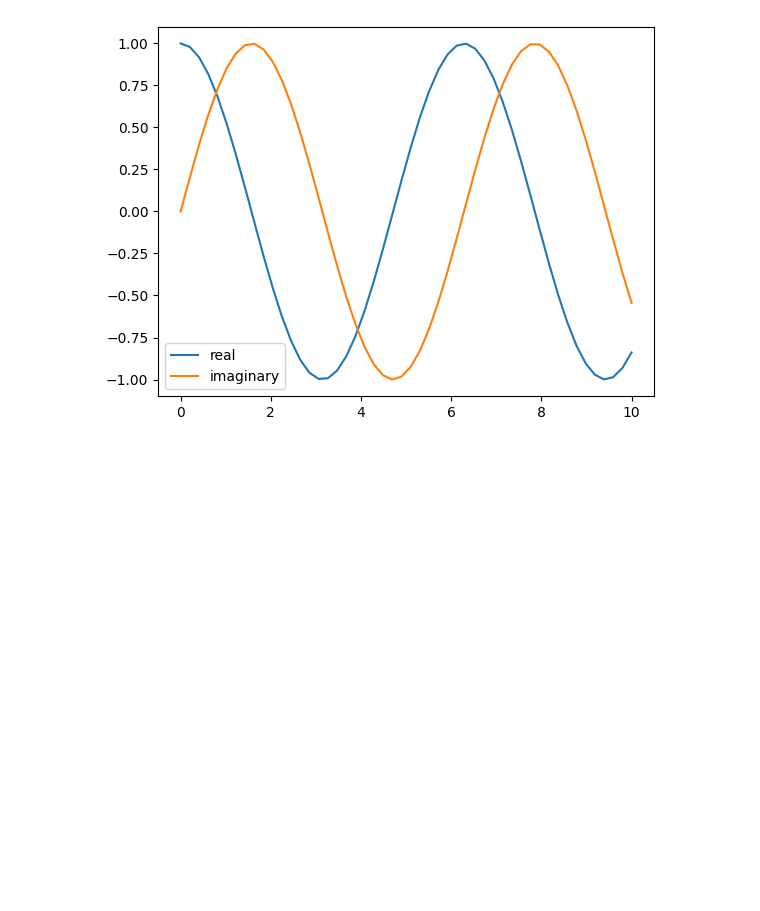
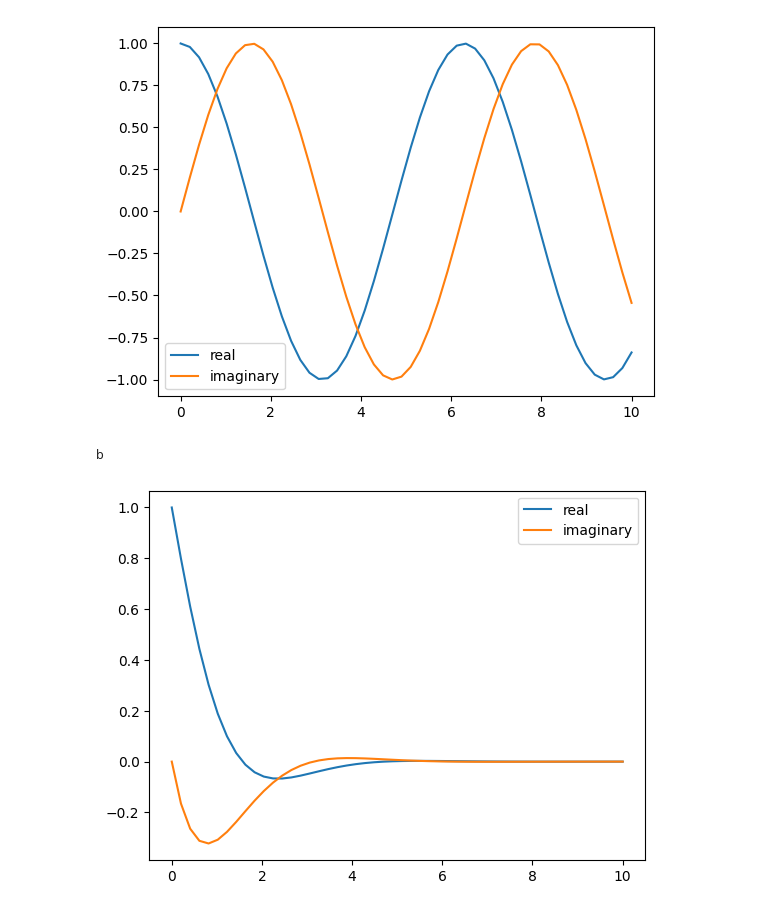
Before and after one commit to michaelhotchkiss/Applied-Mathematics, a Jupyter notebook: HW 1.ipynb, the cells around one changed output. Saved outputs shown, nothing was run; the diff lists cells and outputs as text; code cells hidden in the pictures; blank space fills up the shorter version.

```diff
--- a/HW 1.ipynb
+++ b/HW 1.ipynb
@@ -167,12 +167,15 @@ a
 # %%
 import matplotlib.pyplot as plt
 import numpy as np
 
 times = np.linspace(0,10)
 print('b')
-real = np.cos(times)
-imaginary = np.sin(times)
+real = np.cos(times) * np.exp(-times)
+imaginary = -np.sin(times) * np.exp(-times)
 plt.plot(times,real)
 plt.plot(times,imaginary)
 plt.legend(['real', 'imaginary'])
 plt.show()
+# %% [output]
+b
+[figure, added]
```
Also changed, not shown: parts of 2 cells of this notebook.
